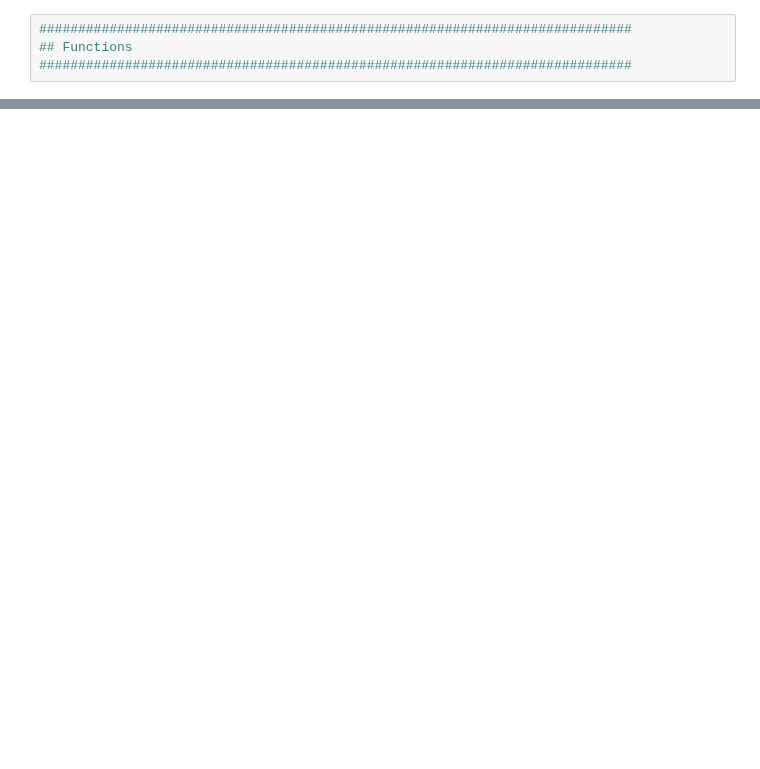
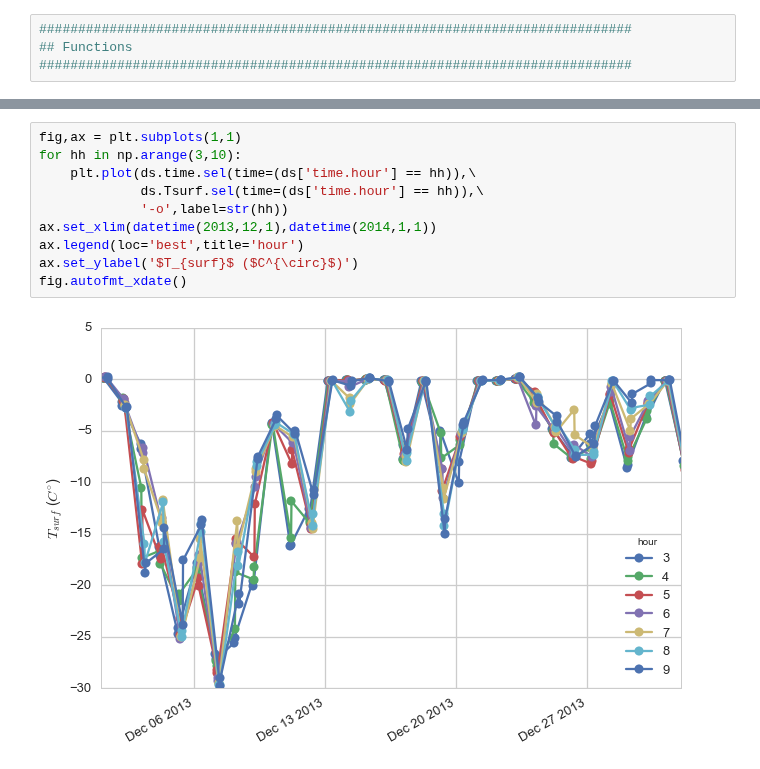
Before and after one commit to klapo/TurbulenceFeedbacks, a Jupyter notebook: TF.Snoqualmie_Tsurf.ipynb, the cells around one changed output, grey strips where cells are left out. Drawn from its saved outputs; the diff is of its cells as text; blank space fills up the shorter version.

```diff
--- a/TF.Snoqualmie_Tsurf.ipynb
+++ b/TF.Snoqualmie_Tsurf.ipynb
@@ -125,0 +180,12 @@ for hh in np.arange(0,24):
+# %%
+fig,ax = plt.subplots(1,1)
+for hh in np.arange(3,10):
+    plt.plot(ds.time.sel(time=(ds['time.hour'] == hh)),\
+             ds.Tsurf.sel(time=(ds['time.hour'] == hh)),\
+             '-o',label=str(hh))
+ax.set_xlim(datetime(2013,12,1),datetime(2014,1,1))
+ax.legend(loc='best',title='hour')
+ax.set_ylabel('$T_{surf}$ ($C^{\circ}$)')
+fig.autofmt_xdate()
+# %% [output]
+[figure, added]
```
Also changed, not shown: parts of 10 cells of this notebook, 7 other files.
